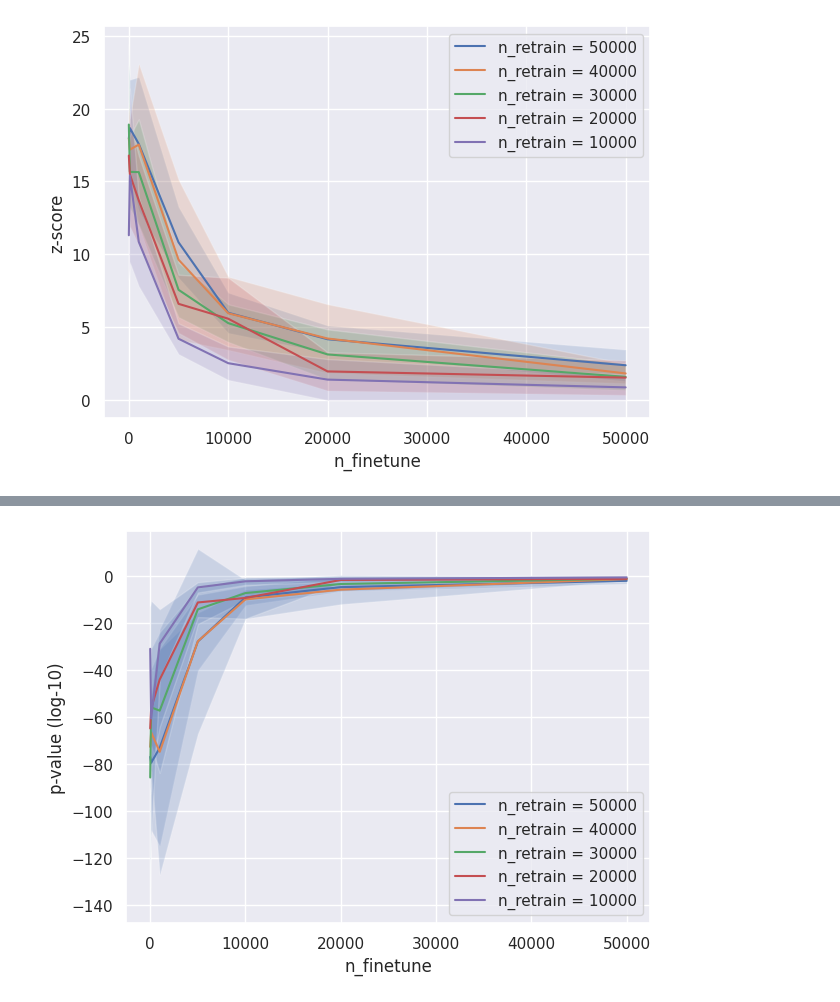
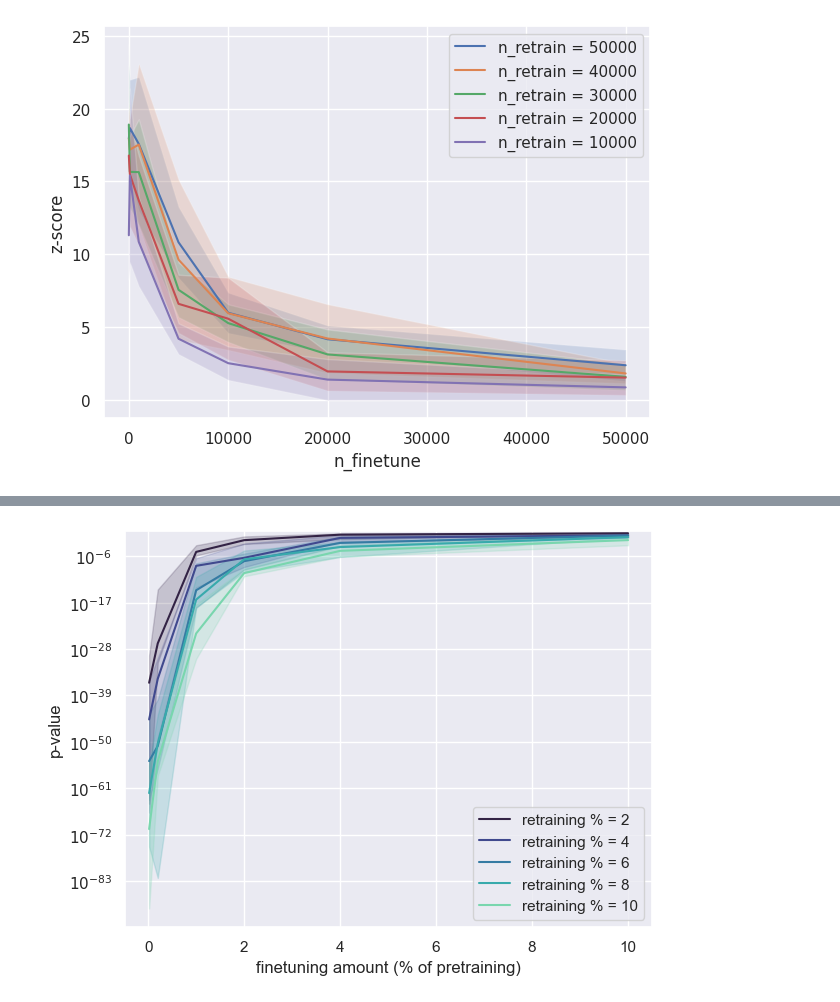
Before and after one commit to RohithKuditipudi/blackbox-model-tracing, a Jupyter notebook: notebooks/observation-tinystories.ipynb, the cells around one changed output, grey strips where cells are left out. Drawn from its saved outputs; the diff is of its cells as text; code cells hidden in the pictures.

```diff
--- a/notebooks/observation-tinystories.ipynb
+++ b/notebooks/observation-tinystories.ipynb
@@ -465,29 +450,39 @@ get_plot(
-# %%
-base_config = {
-        "save_dir": './not-a-test',
-        "n_partial_0": 450000,
-        "n_base": 500000,
-        "n_sample": 5000,
-        "seed": 42,
-        "num_partial_models": 5,
-        "num_shuffles": 10,
-        "finetune_on_test": "true",
-    }
-
-plot_configs,plot_names = [],[]
-for partial_model_index in [0,1,2,3,4]:
-    plot_config = {k : v for k,v in base_config.items()}
-    plot_config["partial_model_index"] = partial_model_index
-
-    plot_configs.append(plot_config)
-    plot_names.append(f"n_retrain = {(5-partial_model_index)*10000}")
-
-
-sweep_param = "n_finetune"
-sweep_values = [0, 100, 1000, 5000, 10000, 20000, 50000]
-
-get_plot(plot_configs, plot_names, sweep_param, sweep_values)
-# %% [output]
-[figure, removed]
 # %%
 ### APPENDIX PLOTS ###
+# %%
+base_config = {
+        "save_dir": './not-a-test',
+        "n_partial_0": 450000,
+        "n_base": 500000,
+        "n_sample": 5000,
+        "seed": 42,
+        "num_partial_models": 5,
+        "num_shuffles": 10,
+        "finetune_on_test": "true",
+    }
+
+plot_configs,plot_names = [],[]
+for partial_model_index in [4,3,2,1,0]:
+    plot_config = {k : v for k,v in base_config.items()}
+    plot_config["partial_model_index"] = partial_model_index
+
+    plot_configs.append(plot_config)
+    plot_names.append(f"retraining % = {int((5-partial_model_index)/0.5)}")
+
+
+sweep_param = "n_finetune"
+sweep_values = [100, 1000, 5000, 10000, 20000, 50000]
+
+colors = get_colors(5)
+
+get_plot(
+    plot_configs,
+    plot_names,
+    sweep_param,
+    sweep_values,
+    x_transform=lambda x : (x/500000)*100,
+    xlabel="finetuning amount (% of pretraining)",
+    colors=colors,
+)
+# %% [output]
+[figure, added]
```
Also changed, not shown: parts of 12 cells of this notebook, 5 other files.
